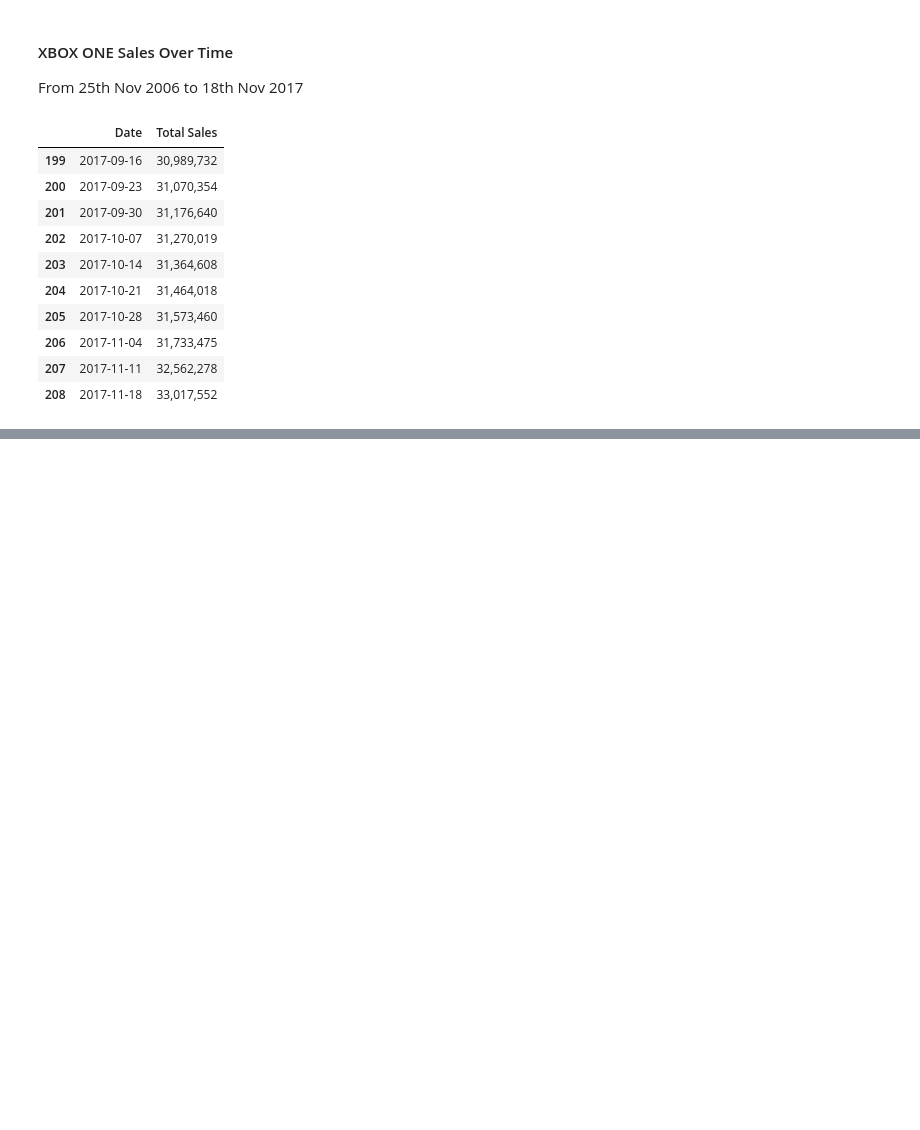
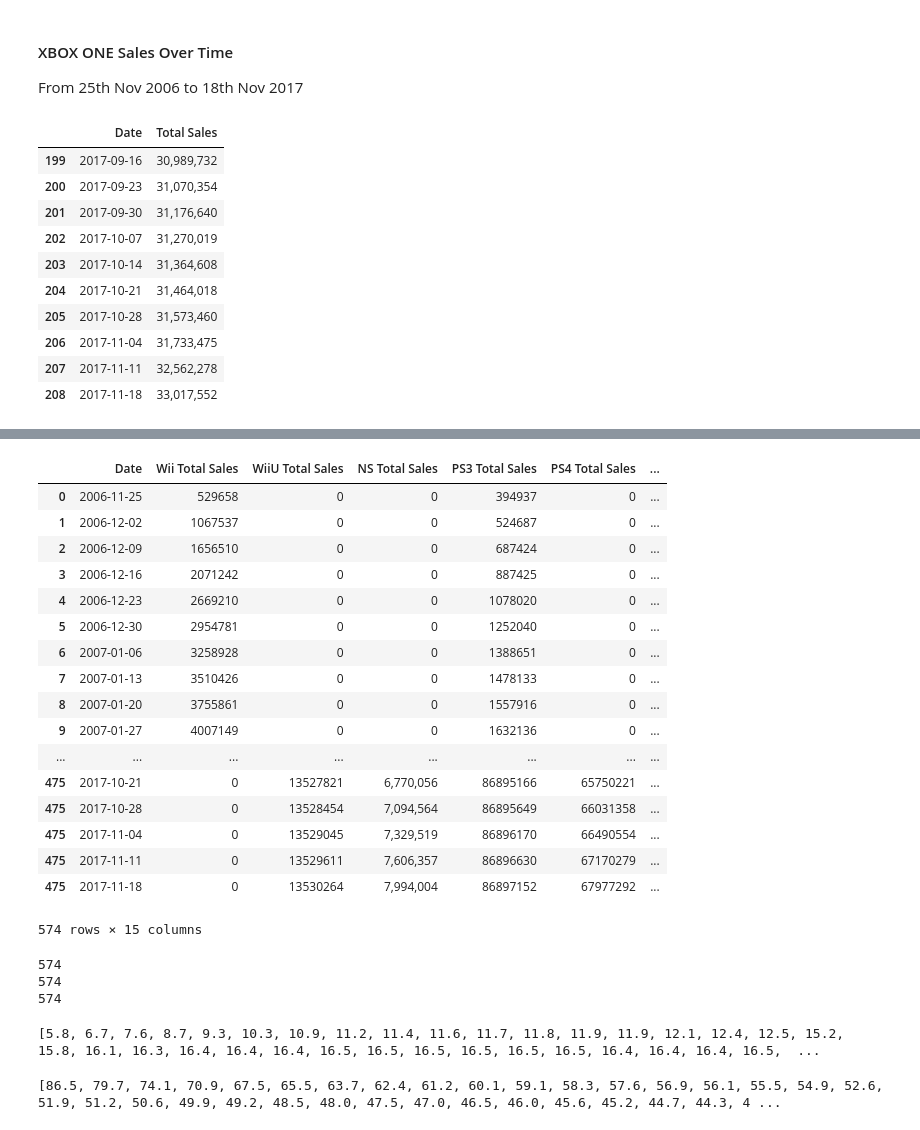
Before and after one commit to xuwenyihust/Game-Zone, a Jupyter notebook: console_wars.ipynb, the cells around one changed output, grey strips where cells are left out. Cells and saved outputs as stored; diff of their text form; code cells hidden in the pictures; blank space fills up the shorter version.

```diff
--- a/console_wars.ipynb
+++ b/console_wars.ipynb
@@ -608,0 +779,24 @@ xone_sales_df.to_csv('./datasets/xone_sales.csv', sep='\t')
+# %%
+sales_df['Nintendo Share'] = sales_df['Nintendo Total Sales'] / sales_df['Total Sales']
+sales_df['Sony Share'] = sales_df['Sony Total Sales'] / sales_df['Total Sales']
+sales_df['Microsoft Share'] = sales_df['Microsoft Total Sales'] / sales_df['Total Sales']
+sales_df
+# %% [output]
+|  | Date | Wii Total Sales | WiiU Total Sales | NS Total Sales | PS3 Total Sales | PS4 Total Sales | ... |
+| 0 | 2006-11-25 | 529658 | 0 | 0 | 394937 | 0 | ... |
+| 1 | 2006-12-02 | 1067537 | 0 | 0 | 524687 | 0 | ... |
+| 2 | 2006-12-09 | 1656510 | 0 | 0 | 687424 | 0 | ... |
+| 3 | 2006-12-16 | 2071242 | 0 | 0 | 887425 | 0 | ... |
+| 4 | 2006-12-23 | 2669210 | 0 | 0 | 1078020 | 0 | ... |
+| 5 | 2006-12-30 | 2954781 | 0 | 0 | 1252040 | 0 | ... |
+| 6 | 2007-01-06 | 3258928 | 0 | 0 | 1388651 | 0 | ... |
+| 7 | 2007-01-13 | 3510426 | 0 | 0 | 1478133 | 0 | ... |
+| 8 | 2007-01-20 | 3755861 | 0 | 0 | 1557916 | 0 | ... |
+| 9 | 2007-01-27 | 4007149 | 0 | 0 | 1632136 | 0 | ... |
+| ... | ... | ... | ... | ... | ... | ... | ... |
+| 475 | 2017-10-21 | 0 | 13527821 | 6,770,056 | 86895166 | 65750221 | ... |
+| 475 | 2017-10-28 | 0 | 13528454 | 7,094,564 | 86895649 | 66031358 | ... |
+| 475 | 2017-11-04 | 0 | 13529045 | 7,329,519 | 86896170 | 66490554 | ... |
+| 475 | 2017-11-11 | 0 | 13529611 | 7,606,357 | 86896630 | 67170279 | ... |
+| 475 | 2017-11-18 | 0 | 13530264 | 7,994,004 | 86897152 | 67977292 | ... |
+574 rows × 15 columns
@@ -608,0 +811,18 @@ xone_sales_df.to_csv('./datasets/xone_sales.csv', sep='\t')
+# %%
+print(len(sony_share))
+print(len(microsoft_share))
+print(len(nintendo_share))
+# %% [output]
+574
+574
+574
+# %%
+sony_share_per_num = [round(x*100, 1) for x in sony_share]
+print(sony_share_per_num)
+# %% [output]
+[5.8, 6.7, 7.6, 8.7, 9.3, 10.3, 10.9, 11.2, 11.4, 11.6, 11.7, 11.8, 11.9, 11.9, 12.1, 12.4, 12.5, 15.2, 15.8, 16.1, 16.3, 16.4, 16.4, 16.4, 16.5, 16.5, 16.5, 16.5, 16.5, 16.5, 16.4, 16.4, 16.4, 16.5,  ...
+# %%
+microsoft_share_per_num = [round(x*100, 1) for x in microsoft_share]
+print(microsoft_share_per_num)
+# %% [output]
+[86.5, 79.7, 74.1, 70.9, 67.5, 65.5, 63.7, 62.4, 61.2, 60.1, 59.1, 58.3, 57.6, 56.9, 56.1, 55.5, 54.9, 52.6, 51.9, 51.2, 50.6, 49.9, 49.2, 48.5, 48.0, 47.5, 47.0, 46.5, 46.0, 45.6, 45.2, 44.7, 44.3, 4 ...
```
Also changed, not shown: parts of 19 cells of this notebook.
